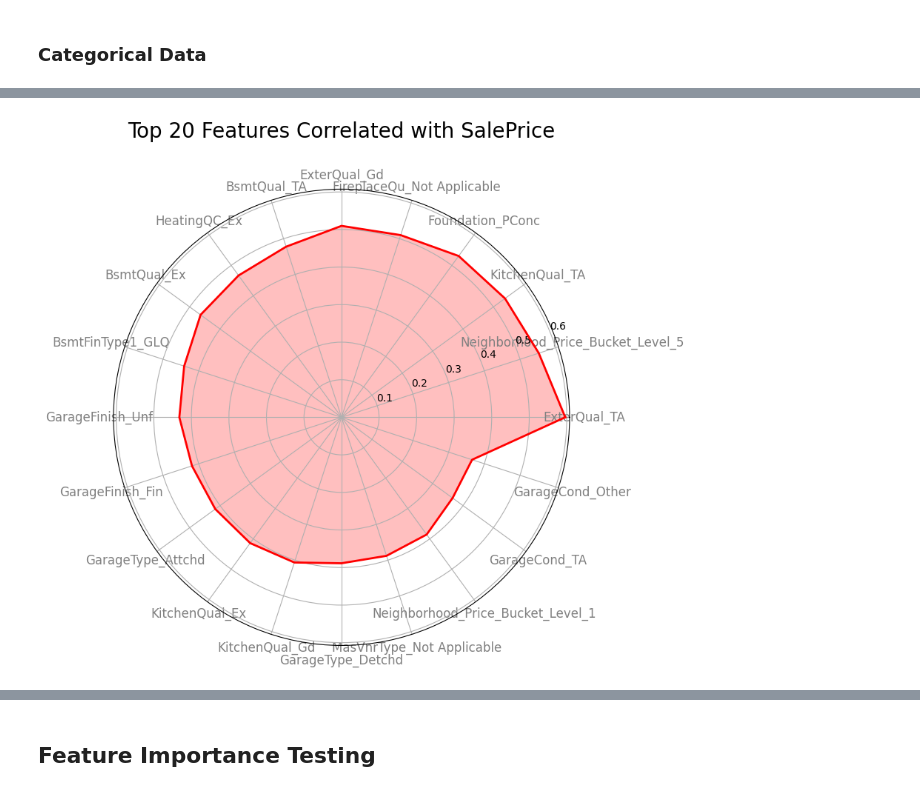
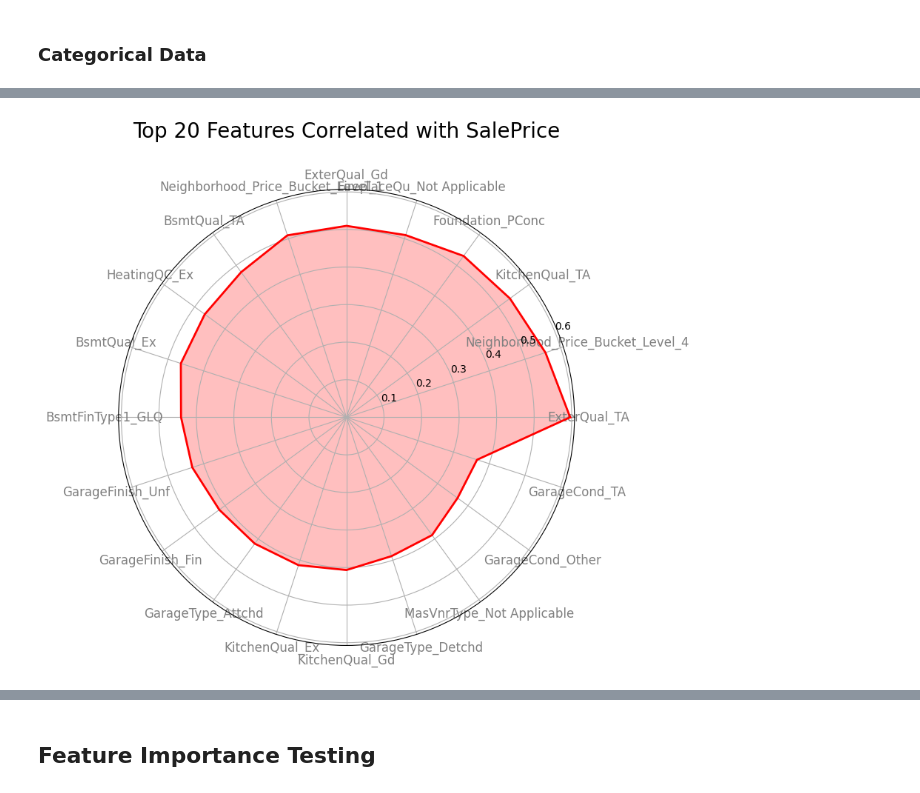
Before and after one commit to PandaMan79/Kaggle-House-Price-Predictor, a Jupyter notebook: Housing Price Kaggle Competition/Feature Engineering.ipynb, the cells around one changed output, grey strips where cells are left out. Drawn from its saved outputs; the diff is of its cells as text; code cells hidden in the pictures.

```diff
--- a/Housing Price Kaggle Competition/Feature Engineering.ipynb
+++ b/Housing Price Kaggle Competition/Feature Engineering.ipynb
@@ -181,6 +181,6 @@ Name: SalePrice_Log, dtype: float64
 # %%
 # Define correlation threshold
-correlation_threshold = 0.3
+correlation_threshold = 0.4
 
 # Identify features with correlation below the threshold
 low_correlation_features = correlation_ranked[correlation_ranked < correlation_threshold].index.tolist()
@@ -272,7 +270,4 @@ Index(['Id', 'MSZoning', 'LotFrontage', 'LotShape', 'LandContour', 'LotConfig',
       dtype='object')
-# %%
-# Drop the GarageCondScore feature as it is too correlated to GarageQualScore
-df_cleaned_vif.drop('GarageCondScore', axis=1, inplace=True)
 # %% [markdown]
 ### Review the correlation of Continuous Features
 # %%
@@ -349,29 +344,27 @@ Name: SalePrice_Log, dtype: float64
 # %%
 df = df_cleaned_vif
 # %%
-# Step 1: Compute the median SalePrice per Neighborhood
-neighborhood_prices = df.groupby('Neighborhood')['SalePrice_Log'].median()
+# Compute the median SalePrice per Neighborhood
+neighborhood_prices = df.groupby('Neighborhood')['SalePrice_log'].median()
 
-# Step 2: Calculate percentiles based on SalePrice
+# Calculate percentiles based on SalePrice
 percentiles = neighborhood_prices.rank(pct=True)
 
-# Step 3: Assign bucket levels
+# Assign bucket levels
 def assign_bucket(pct):
-    if pct < 0.2:
+    if pct < 0.25:
         return 'Level_1'
-    elif pct < 0.4:
+    elif pct < 0.5:
         return 'Level_2'
-    elif pct < 0.6:
+    elif pct < 0.75:
         return 'Level_3'
-    elif pct < 0.8:
+    else:
         return 'Level_4'
-    else:
-        return 'Level_5'
 
-# Step 4: Create a mapping dictionary
+# Create a mapping dictionary
 neighborhood_price_buckets = percentiles.apply(assign_bucket)
 
-# Step 5: Merge back into the original DataFrame
+# Merge back into the original DataFrame
 df['Neighborhood_Price_Bucket'] = df['Neighborhood'].map(neighborhood_price_buckets)
 # %%
 # To be used when creating the data for the test
@@ -432,39 +433,39 @@ df_encoded = pd.DataFrame(ohe.fit_transform(categorical_data),
                           index=df.index)
 
 # Keep 'SalePrice' and merge encoded categorical data
-df_cat = pd.concat([df[['SalePrice_Log']], df_encoded], axis=1)
+df_cat = pd.concat([df[['SalePrice_log']], df_encoded], axis=1)
 # %%
 # Compute correlation
 correlation_matrix = df_cat.corr()
 
 # Get correlation of all features with SalesPrice
-correlation_with_salesprice = correlation_matrix['SalePrice_Log'].drop('SalePrice_Log')
+correlation_with_salesprice = correlation_matrix['SalePrice_log'].drop('SalePrice_log')
 
 # Sort correlations in descending order
 correlation_ranked = correlation_with_salesprice.abs().sort_values(ascending=False)
 
 # Select the top 20 features
 top_20_features = correlation_ranked.head(20)
 
 # Create a radar chart
 categories = top_20_features.index
 values = top_20_features.values
 
 # Ensure the radar chart is circular
 angles = np.linspace(0, 2 * np.pi, len(categories), endpoint=False).tolist()
 values = np.concatenate((values, [values[0]]))
 angles += angles[:1]
 
 # Plot
 fig, ax = plt.subplots(figsize=(8, 8), subplot_kw=dict(polar=True))
 plt.xticks(angles[:-1], categories, color='grey', size=12)
 ax.fill(angles, values, color='red', alpha=0.25)
 ax.plot(angles, values, color='red', linewidth=2)
 
 plt.title('Top 20 Features Correlated with SalePrice', size=20, color='black', y=1.1)
 plt.show()
 # %% [output]
-[figure, old version]
+[figure, new version]
 # %%
 print(correlation_ranked)
 # %% [output]
```
Also changed, not shown: parts of 44 cells of this notebook, 7 other files.
